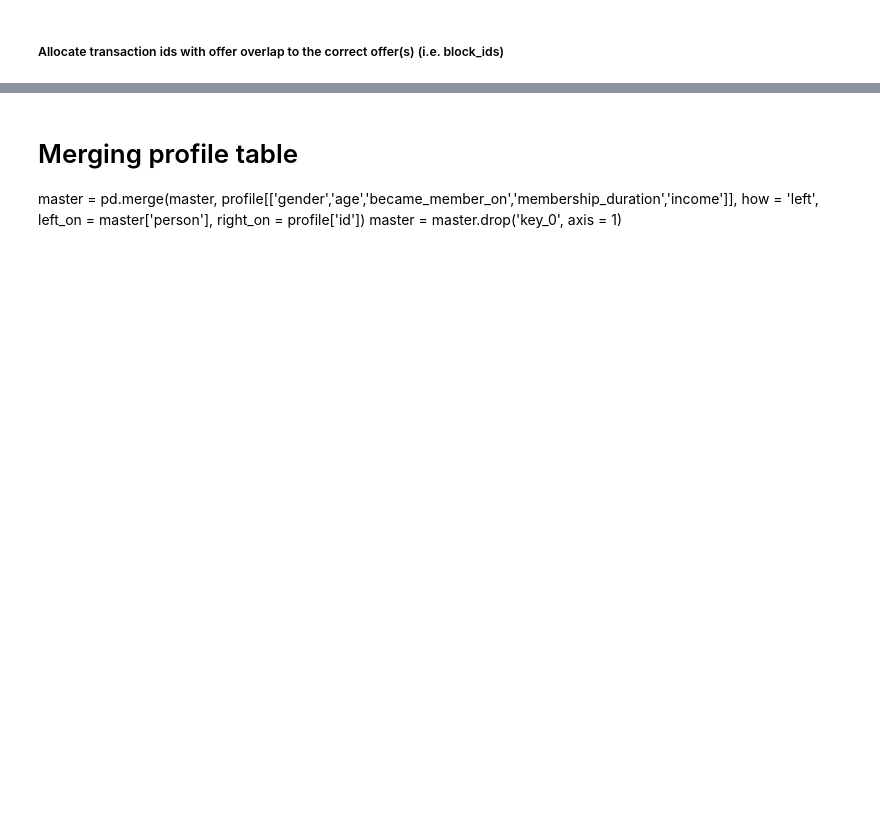
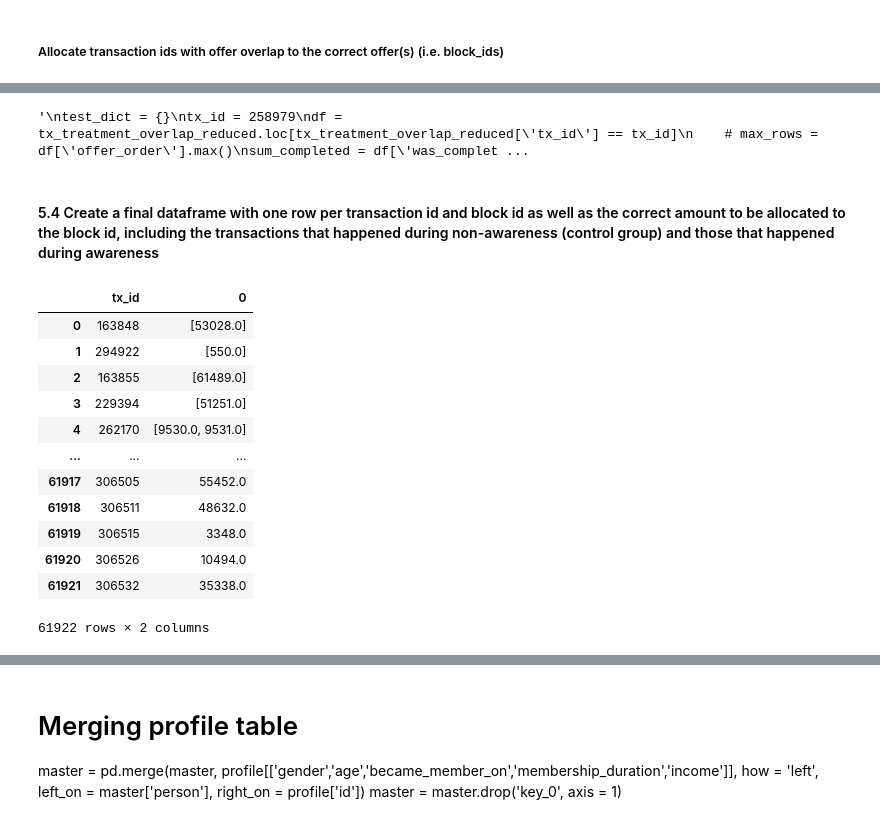
Before and after one commit to judithleao/capstone-project-starbucks, a Jupyter notebook: Starbucks-Wrangling.ipynb, the cells around one changed output, grey strips where cells are left out. Saved outputs shown, nothing was run; the diff lists cells and outputs as text; code cells hidden in the pictures; blank space fills up the shorter version.

```diff
--- a/Starbucks-Wrangling.ipynb
+++ b/Starbucks-Wrangling.ipynb
@@ -949,0 +710,21 @@ check.loc[check['person'] == '00cf1bbec83f4a658f8994e556db4633']
+# %%
+'''
+test_dict = {}
+tx_id = 258979
+df = tx_treatment_overlap_reduced.loc[tx_treatment_overlap_reduced['tx_id'] == tx_id]
+    # max_rows = df['offer_order'].max()
+sum_completed = df['was_completed'].sum()
+print(df)
+print("SUM Completed: ",sum_completed)
+if sum_completed == 0:
+    test_dict[tx_id] = df['block_id'].tolist()
+    print ("Okay")
+elif sum_completed > 0:
+    test_dict[tx_id] = df['block_id'].loc[df['rank'] == 1].tolist()
+    print ("Okay2")
+print(test_dict)
+'''
+# %% [output]
+'\ntest_dict = {}\ntx_id = 258979\ndf = tx_treatment_overlap_reduced.loc[tx_treatment_overlap_reduced[\'tx_id\'] == tx_id]\n    # max_rows = df[\'offer_order\'].max()\nsum_completed = df[\'was_complet ...
+# %% [markdown]
+#### 5.4 Create a final dataframe with one row per transaction id and block id as well as the correct amount to be allocated to the block id, including the transactions that happened during non-awareness (control group) and those that happened during awareness
@@ -949,0 +736,16 @@ check.loc[check['person'] == '00cf1bbec83f4a658f8994e556db4633']
+# %%
+block_id_allocation
+# %% [output]
+|  | tx_id | 0 |
+| 0 | 163848 | [53028.0] |
+| 1 | 294922 | [550.0] |
+| 2 | 163855 | [61489.0] |
+| 3 | 229394 | [51251.0] |
+| 4 | 262170 | [9530.0, 9531.0] |
+| ... | ... | ... |
+| 61917 | 306505 | 55452.0 |
+| 61918 | 306511 | 48632.0 |
+| 61919 | 306515 | 3348.0 |
+| 61920 | 306526 | 10494.0 |
+| 61921 | 306532 | 35338.0 |
+61922 rows × 2 columns
```
Also changed, not shown: parts of 68 cells of this notebook.
